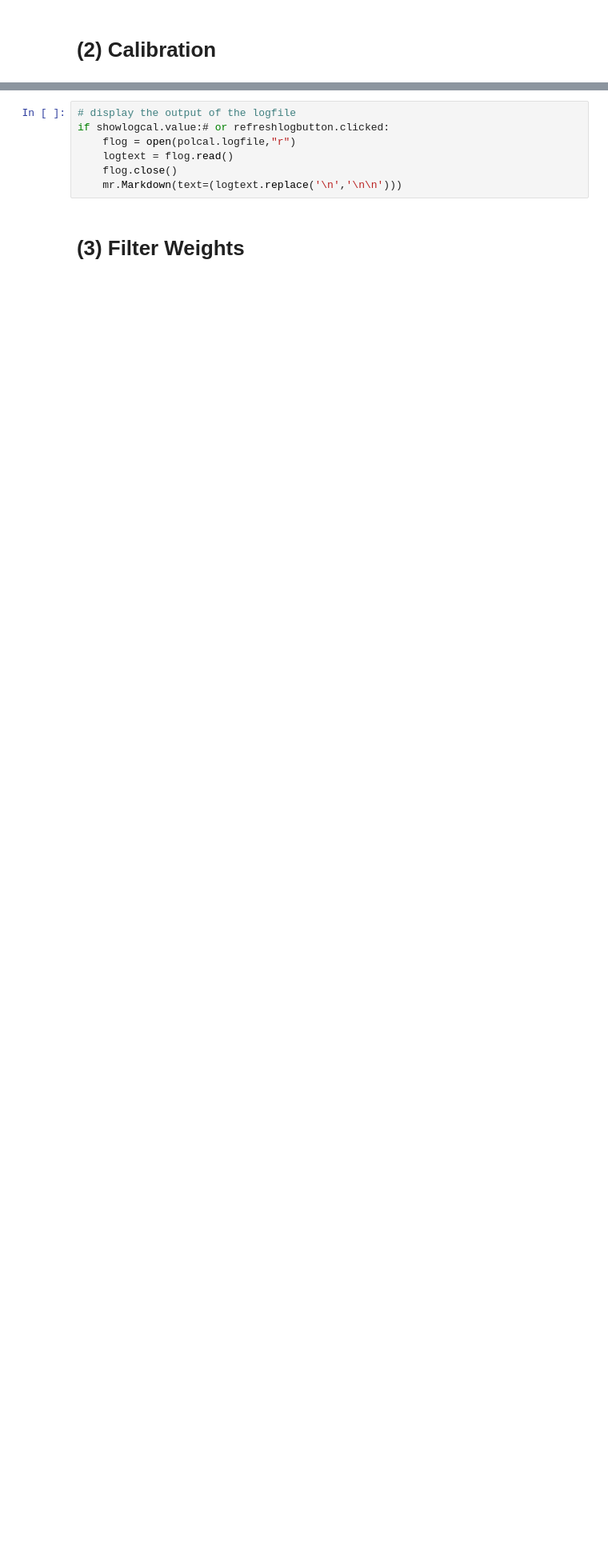
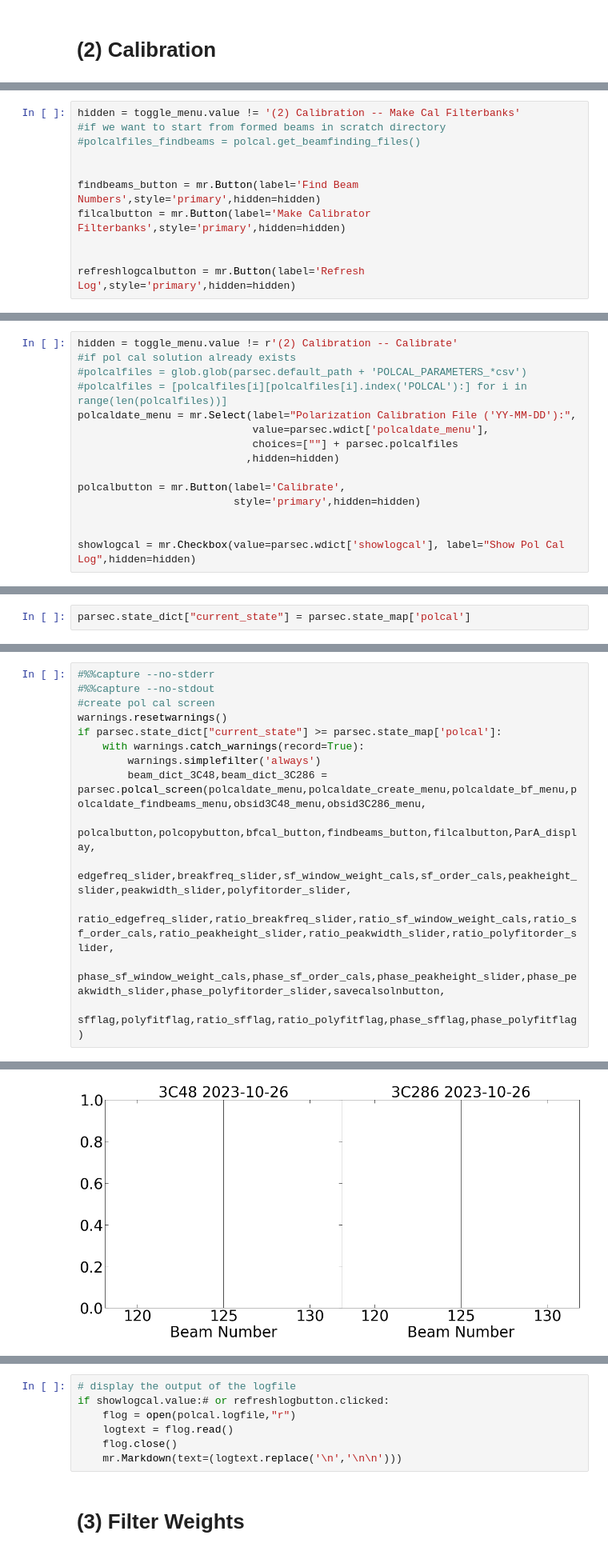
Before and after one commit to dsa110/dsa110-pol, a Jupyter notebook: interface/PARSEC_Interface-InteractiveMercury-V2.ipynb, the cells around one changed output, grey strips where cells are left out. Shown at 80% size. Saved outputs shown, nothing was run; the diff lists cells and outputs as text; blank space fills up the shorter version.

Commit message:
updated implementation to properly store state

```diff
--- a/interface/PARSEC_Interface-InteractiveMercury-V2.ipynb
+++ b/interface/PARSEC_Interface-InteractiveMercury-V2.ipynb
@@ -567,0 +387,11 @@ ParA_display
+# %%
+hidden = toggle_menu.value != '(2) Calibration -- Make Cal Filterbanks'
+#if we want to start from formed beams in scratch directory
+#polcalfiles_findbeams = polcal.get_beamfinding_files()
+
+
+findbeams_button = mr.Button(label='Find Beam Numbers',style='primary',hidden=hidden)
+filcalbutton = mr.Button(label='Make Calibrator Filterbanks',style='primary',hidden=hidden)
+
+
+refreshlogcalbutton = mr.Button(label='Refresh Log',style='primary',hidden=hidden)
@@ -567,0 +608,15 @@ ParA_display
+# %%
+hidden = toggle_menu.value != r'(2) Calibration -- Calibrate'
+#if pol cal solution already exists
+#polcalfiles = glob.glob(parsec.default_path + 'POLCAL_PARAMETERS_*csv')
+#polcalfiles = [polcalfiles[i][polcalfiles[i].index('POLCAL'):] for i in range(len(polcalfiles))]
+polcaldate_menu = mr.Select(label="Polarization Calibration File ('YY-MM-DD'):",
+                            value=parsec.wdict['polcaldate_menu'],
+                            choices=[""] + parsec.polcalfiles
+                           ,hidden=hidden)
+
+polcalbutton = mr.Button(label='Calibrate',
+                         style='primary',hidden=hidden)
+
+
+showlogcal = mr.Checkbox(value=parsec.wdict['showlogcal'], label="Show Pol Cal Log",hidden=hidden)
@@ -567,0 +631,2 @@ ParA_display
+# %%
+parsec.state_dict["current_state"] = parsec.state_map['polcal']
@@ -567,0 +649,15 @@ ParA_display
+# %%
+#%%capture --no-stderr
+#%%capture --no-stdout
+#create pol cal screen
+warnings.resetwarnings()
+if parsec.state_dict["current_state"] >= parsec.state_map['polcal']:
+    with warnings.catch_warnings(record=True):
+        warnings.simplefilter('always')
+        beam_dict_3C48,beam_dict_3C286 = parsec.polcal_screen(polcaldate_menu,polcaldate_create_menu,polcaldate_bf_menu,polcaldate_findbeams_menu,obsid3C48_menu,obsid3C286_menu,
+                                                     polcalbutton,polcopybutton,bfcal_button,findbeams_button,filcalbutton,ParA_display,
+                                                     edgefreq_slider,breakfreq_slider,sf_window_weight_cals,sf_order_cals,peakheight_slider,peakwidth_slider,polyfitorder_slider,
+                                                     ratio_edgefreq_slider,ratio_breakfreq_slider,ratio_sf_window_weight_cals,ratio_sf_order_cals,ratio_peakheight_slider,ratio_peakwidth_slider,ratio_polyfitorder_slider,
+                                                     phase_sf_window_weight_cals,phase_sf_order_cals,phase_peakheight_slider,phase_peakwidth_slider,phase_polyfitorder_slider,savecalsolnbutton,
+                                                     sfflag,polyfitflag,ratio_sfflag,ratio_polyfitflag,phase_sfflag,phase_polyfitflag)
+# %% [output]
@@ -567,0 +666 @@ ParA_display
+[figure, added]
```
Also changed, not shown: parts of 54 cells of this notebook, 6 other files.
